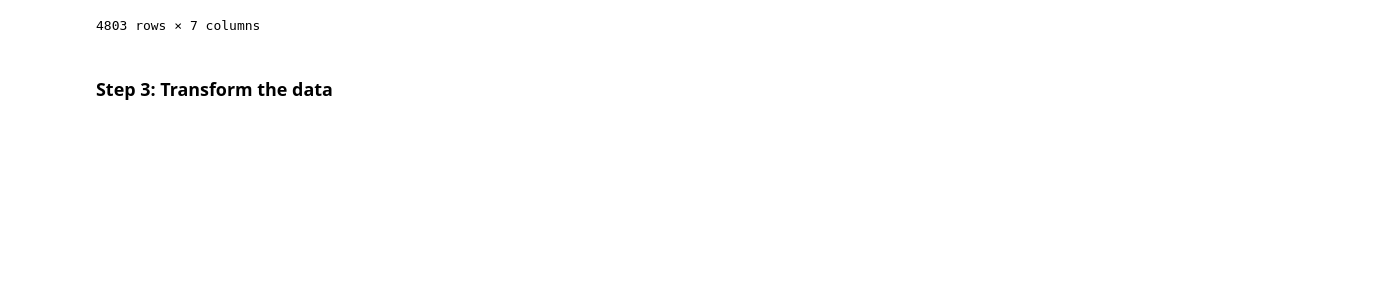
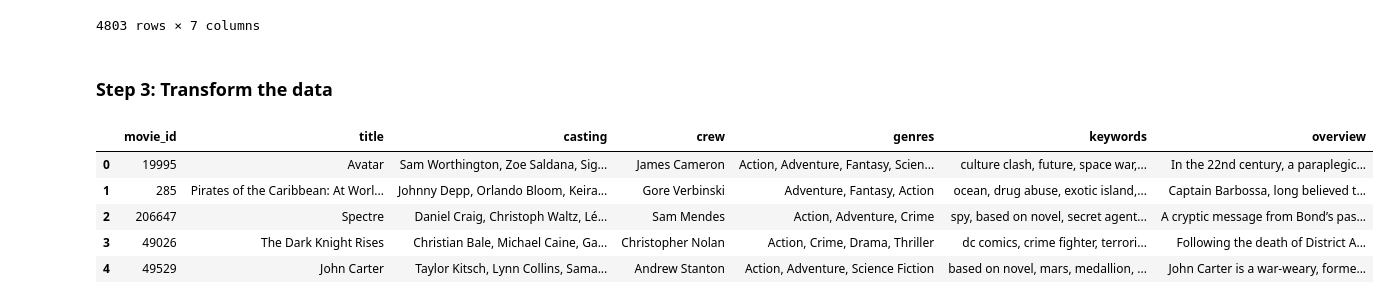
Before and after one commit to fevc08/k-nearest_neighbors_project, a Jupyter notebook: src/explore.ipynb, the cells around one changed output. Saved outputs shown, nothing was run; the diff lists cells and outputs as text; code cells hidden in the pictures; blank space fills up the shorter version.

Commit message:
dataframe transformed

```diff
--- a/src/explore.ipynb
+++ b/src/explore.ipynb
@@ -213,3 +214,44 @@ tmdb_movies_df
 4803 rows × 7 columns
 # %% [markdown]
 ### **Step 3:** Transform the data
+# %%
+# Extract the values from the JSON format on the dataframe
+# Define a function to extract the 'name' attribute from JSON data
+def extract_name(json_str):
+    data = json.loads(json_str)
+    names = [item['name'] for item in data]
+    return ', '.join(names)
+
+# Extract and transform the 'genres' column
+tmdb_movies_df['genres'] = tmdb_movies_df['genres'].apply(extract_name)
+
+# Extract and transform the 'keywords' column
+tmdb_movies_df['keywords'] = tmdb_movies_df['keywords'].apply(extract_name)
+
+# Extract and transform the 'cast' column (select the first three names)
+def extract_cast_names(json_str):
+    data = json.loads(json_str)
+    names = [item['name'] for item in data[:3]]
+    return ', '.join(names)
+
+tmdb_movies_df['casting'] = tmdb_movies_df['casting'].apply(extract_cast_names)
+
+# Extract and transform the 'crew' column (convert it to contain the name of the director)
+def extract_director_name(json_str):
+    data = json.loads(json_str)
+    for item in data:
+        if item['job'] == 'Director':
+            return item['name']
+    return ''
+
+tmdb_movies_df['crew'] = tmdb_movies_df['crew'].apply(extract_director_name)
+
+# Display the tmbd_movies_df
+tmdb_movies_df.head()
+# %% [output]
+|  | movie_id | title | casting | crew | genres | keywords | overview |
+| 0 | 19995 | Avatar | Sam Worthington, Zoe Saldana, Sig... | James Cameron | Action, Adventure, Fantasy, Scien... | culture clash, future, space war,... | In the 22nd century, a paraplegic... |
+| 1 | 285 | Pirates of the Caribbean: At Worl... | Johnny Depp, Orlando Bloom, Keira... | Gore Verbinski | Adventure, Fantasy, Action | ocean, drug abuse, exotic island,... | Captain Barbossa, long believed t... |
+| 2 | 206647 | Spectre | Daniel Craig, Christoph Waltz, Lé... | Sam Mendes | Action, Adventure, Crime | spy, based on novel, secret agent... | A cryptic message from Bond’s pas... |
+| 3 | 49026 | The Dark Knight Rises | Christian Bale, Michael Caine, Ga... | Christopher Nolan | Action, Crime, Drama, Thriller | dc comics, crime fighter, terrori... | Following the death of District A... |
+| 4 | 49529 | John Carter | Taylor Kitsch, Lynn Collins, Sama... | Andrew Stanton | Action, Adventure, Science Fiction | based on novel, mars, medallion, ... | John Carter is a war-weary, forme... |
```
Also changed, not shown: parts of 2 cells of this notebook, 1 other file.
